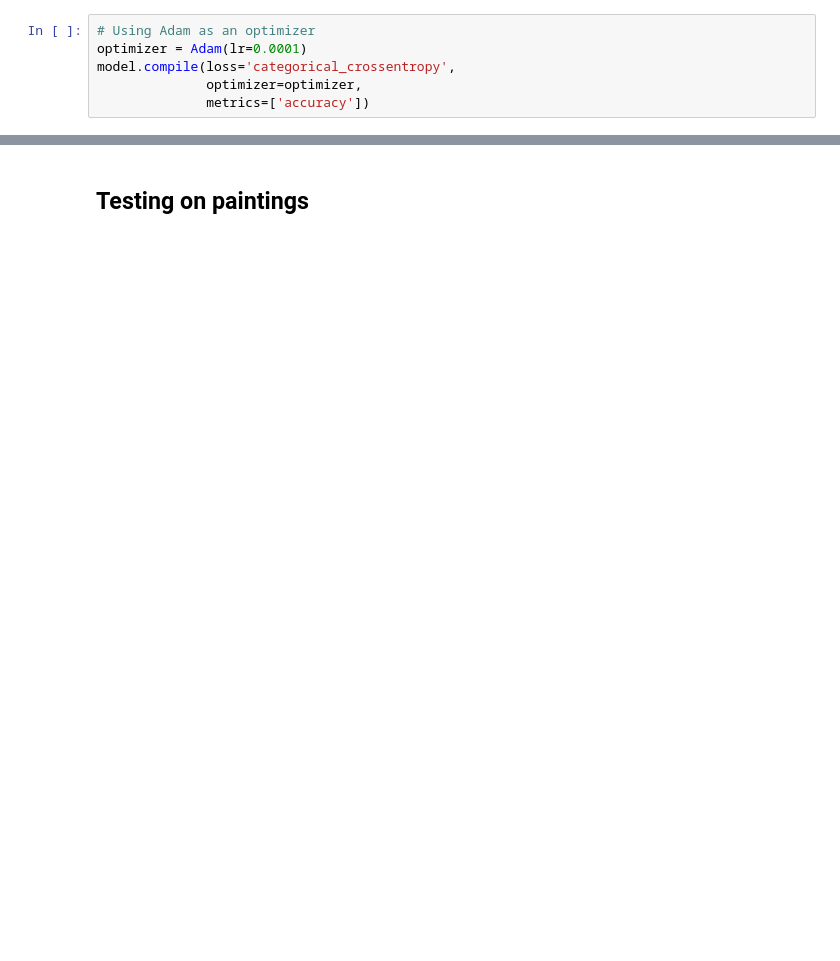
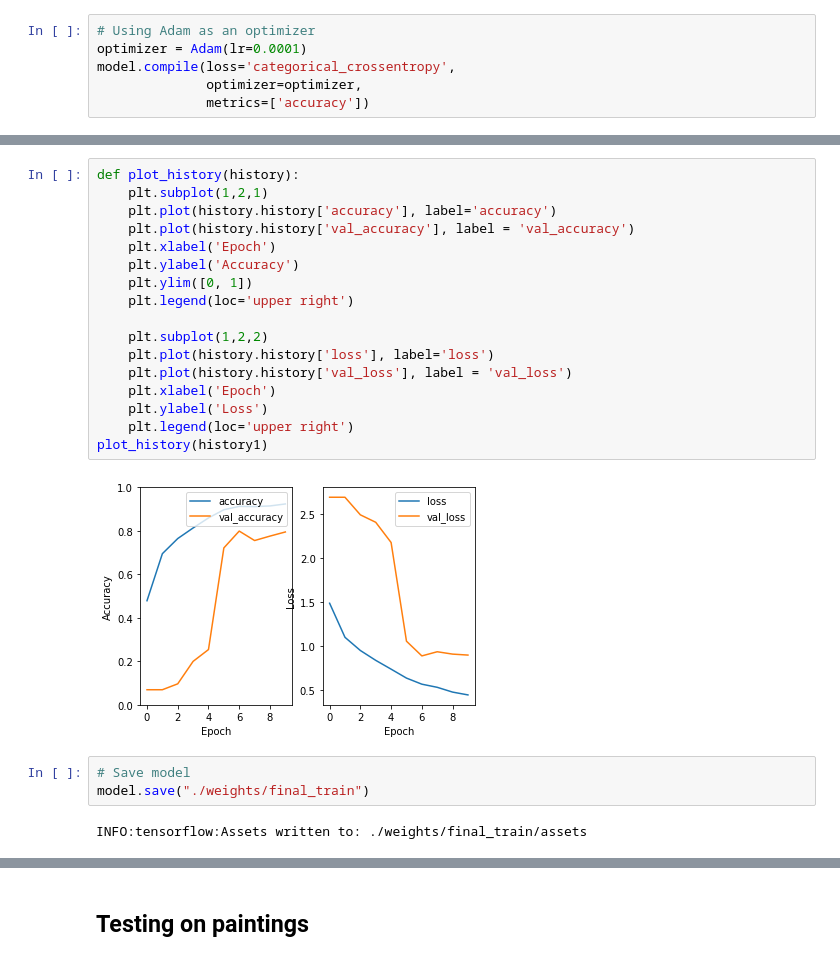
Before and after one commit to Daniele1209/CV-and-DL-Painting-Recognition, a Jupyter notebook: Art_recognition.ipynb, the cells around one changed output, grey strips where cells are left out. Cells and saved outputs as stored; diff of their text form; blank space fills up the shorter version.

```diff
--- a/Art_recognition.ipynb
+++ b/Art_recognition.ipynb
@@ -199,0 +199,24 @@ Epoch 10/10
+# %%
+def plot_history(history):
+    plt.subplot(1,2,1)
+    plt.plot(history.history['accuracy'], label='accuracy')
+    plt.plot(history.history['val_accuracy'], label = 'val_accuracy')
+    plt.xlabel('Epoch')
+    plt.ylabel('Accuracy')
+    plt.ylim([0, 1])
+    plt.legend(loc='upper right')
+
+    plt.subplot(1,2,2)
+    plt.plot(history.history['loss'], label='loss')
+    plt.plot(history.history['val_loss'], label = 'val_loss')
+    plt.xlabel('Epoch')
+    plt.ylabel('Loss')
+    plt.legend(loc='upper right')
+plot_history(history1)
+# %% [output]
+[figure, added]
+# %%
+# Save model
+model.save("./weights/final_train")
+# %% [output]
+INFO:tensorflow:Assets written to: ./weights/final_train/assets
```
Also changed, not shown: parts of 15 cells of this notebook.
